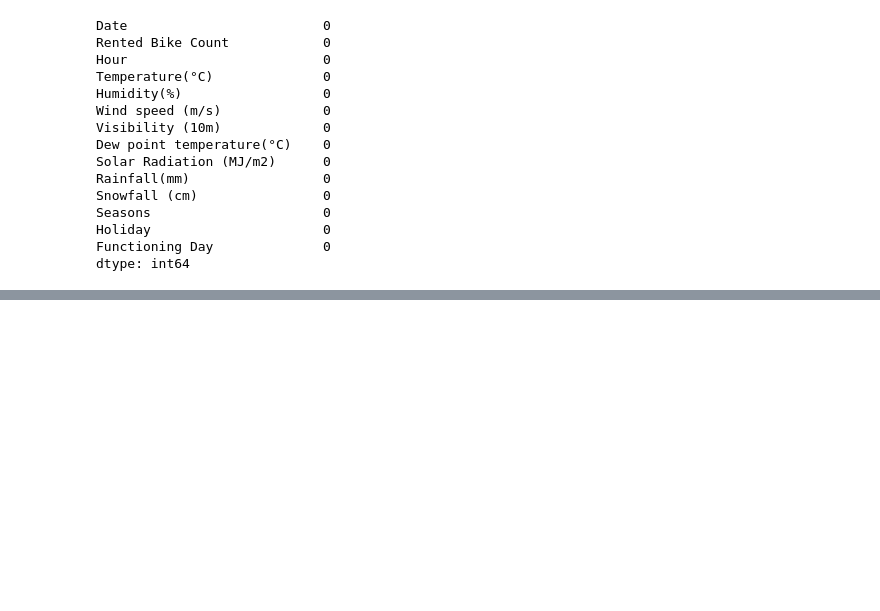
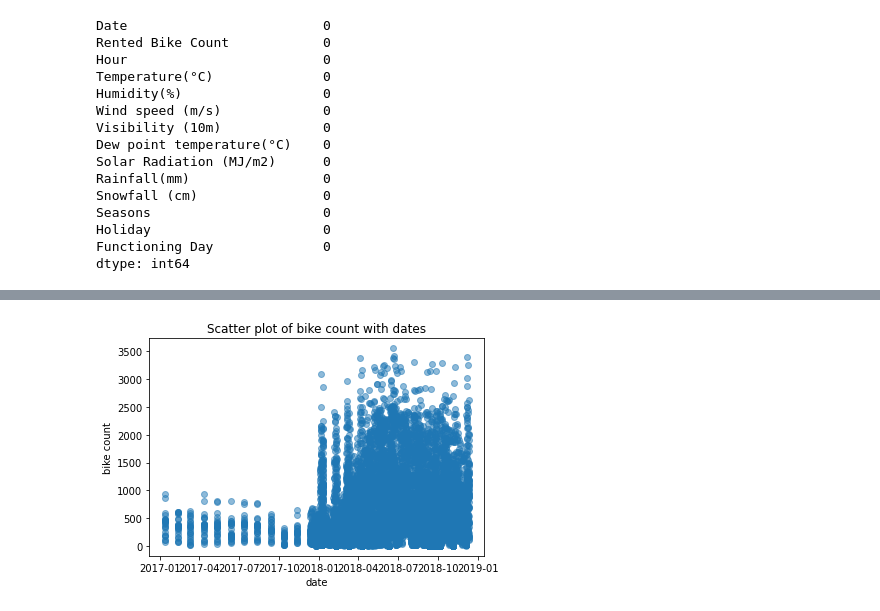
Before and after one commit to arifuddinatif/Bike-Sharing-Demand-Prediction, a Jupyter notebook: Copy_of_Bike_Sharing_Demand_Prediction_Capstone_Project.ipynb, the cells around one changed output, grey strips where cells are left out. Saved outputs shown, nothing was run; the diff lists cells and outputs as text; code cells hidden in the pictures; blank space fills up the shorter version.

```diff
--- a/Copy_of_Bike_Sharing_Demand_Prediction_Capstone_Project.ipynb
+++ b/Copy_of_Bike_Sharing_Demand_Prediction_Capstone_Project.ipynb
@@ -109,0 +124,12 @@ dtype: int64
+# %%
+for i in range(len(df['Holiday'])):
+  if df['Holiday'][i] == 'No Holiday':
+    df['Holiday'][i] = 0
+  else:
+    df['Holiday'][i] = 1
+# %%
+for i in range(len(df['Functioning Day'])):
+  if df['Functioning Day'][i] == 'Yes':
+    df['Functioning Day'][i] = 1
+  else:
+    df['Functioning Day'][i] = 0
@@ -109,0 +147,14 @@ dtype: int64
+# %%
+months = []
+for i in range(len(df['Date'])):
+  months.append(df['Date'][i].month)
+# %%
+df['month'] = months
+# %%
+plt.scatter(df['Date'], df['Rented Bike Count'], alpha=0.5)
+plt.title('Scatter plot of bike count with dates')
+plt.xlabel('date')
+plt.ylabel('bike count')
+plt.show()
+# %% [output]
+[figure, added]
```
Also changed, not shown: parts of 29 cells of this notebook.
